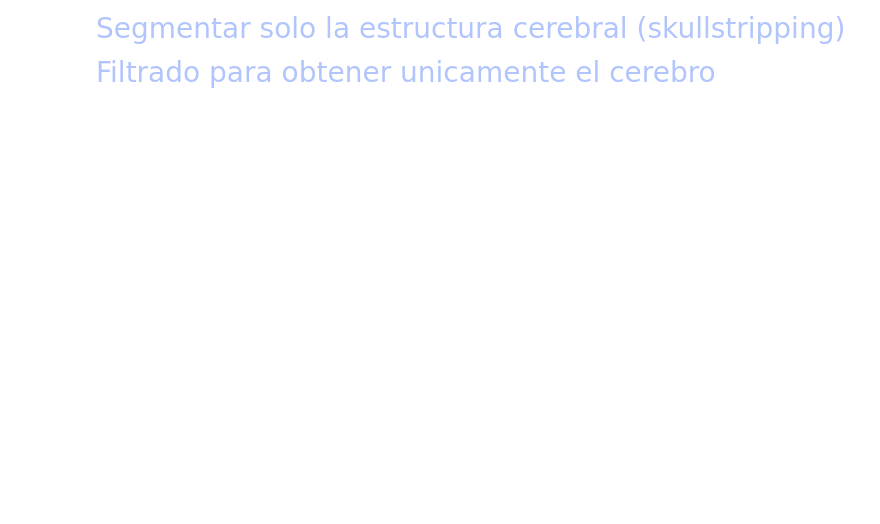
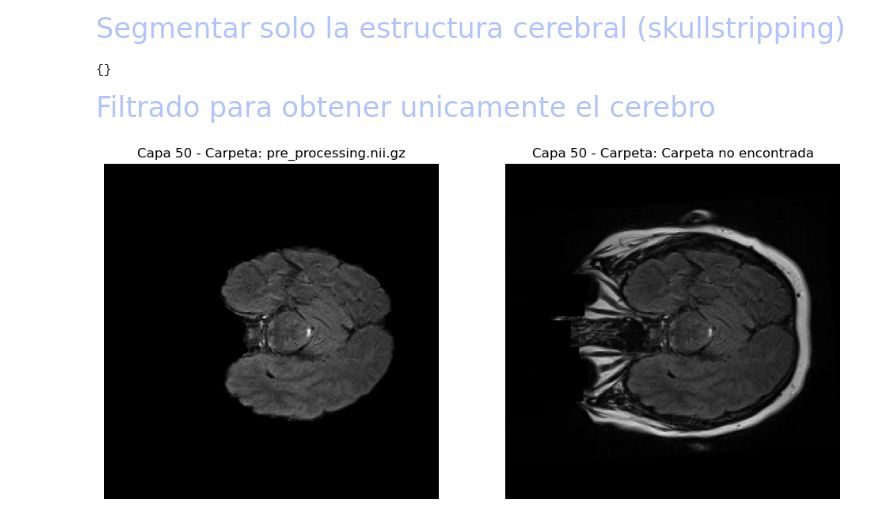
Before and after one commit to JPDevOpti/IA_AutomaticTumorSegmentationModel, a Jupyter notebook: pre_processing/Flujo_preprocesamiento.ipynb, the cells around one changed output. Cells and saved outputs as stored; diff of their text form; code cells hidden in the pictures; blank space fills up the shorter version.

Commit message:
feat :sparkles: skullstripping using fsl with fslpy

```diff
--- a/pre_processing/Flujo_preprocesamiento.ipynb
+++ b/pre_processing/Flujo_preprocesamiento.ipynb
@@ -196,2 +206,17 @@ mostrar_subplots(imagen1, nii_pre_processado, imagen3, output_image, capa=50, in
+# %%
+# Generate a image with the brain extracted using the fsl.wrappers.bet function
+input_image = 'tu_imagen_normalizada.nii'
+output_image = 'tu_imagen_extraida.nii'
+
+# Run the brain extraction
+bet(input_image, output_image)
+# %% [output]
+{}
 # %% [markdown]
 <div style="text-align: justify;font-size: 28px;color: #b1c5fc;">Filtrado para obtener unicamente el cerebro</div>
+# %%
+imagen_bet_path = '../pre_processing.nii.gz'
+imagen_bet = cargar_nii(imagen_bet_path)
+mostrar_subplots(imagen_bet, imagen_bet_path, imagen3, output_image, capa=50, indice_carpeta=1)
+# %% [output]
+[figure, added]
```
Also changed, not shown: parts of 1 cell of this notebook, 3 other files.
